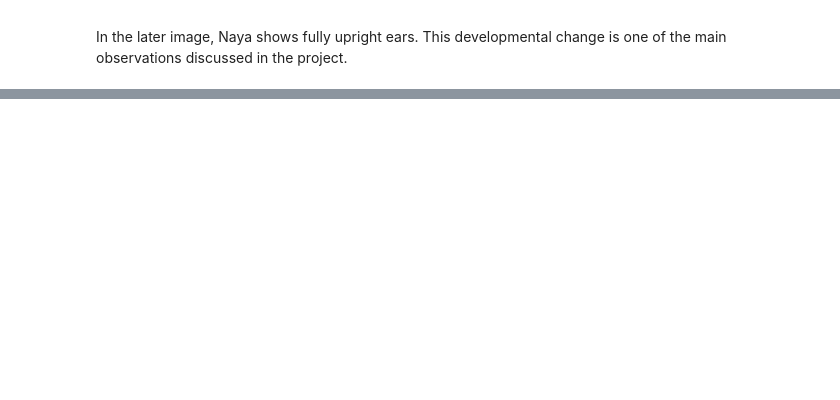
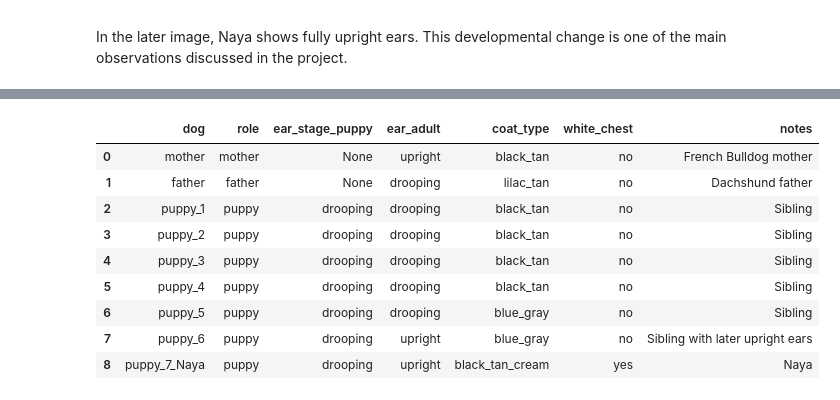
Before and after one commit to Vkp26/Phenotype_traits, a Jupyter notebook: Mydog_phenotype_traits.ipynb, the cells around one changed output, grey strips where cells are left out. Saved outputs shown, nothing was run; the diff lists cells and outputs as text; code cells hidden in the pictures; blank space fills up the shorter version.

Commit message:
Add files via upload
Adding observational dataset and created trait tables (pd imported)

```diff
--- a/Mydog_phenotype_traits.ipynb
+++ b/Mydog_phenotype_traits.ipynb
@@ -63,0 +81,26 @@ In the later image, Naya shows fully upright ears. This developmental change is
+# %%
+dogs = pd.DataFrame([
+    {"dog": "mother", "role": "mother", "ear_stage_puppy": None, "ear_adult": "upright", "coat_type": "black_tan", "white_chest": "no", "notes": "French Bulldog mother"},
+    {"dog": "father", "role": "father", "ear_stage_puppy": None, "ear_adult": "drooping", "coat_type": "lilac_tan", "white_chest": "no", "notes": "Dachshund father"},
+
+    {"dog": "puppy_1", "role": "puppy", "ear_stage_puppy": "drooping", "ear_adult": "drooping", "coat_type": "black_tan", "white_chest": "no", "notes": "Sibling"},
+    {"dog": "puppy_2", "role": "puppy", "ear_stage_puppy": "drooping", "ear_adult": "drooping", "coat_type": "black_tan", "white_chest": "no", "notes": "Sibling"},
+    {"dog": "puppy_3", "role": "puppy", "ear_stage_puppy": "drooping", "ear_adult": "drooping", "coat_type": "black_tan", "white_chest": "no", "notes": "Sibling"},
+    {"dog": "puppy_4", "role": "puppy", "ear_stage_puppy": "drooping", "ear_adult": "drooping", "coat_type": "black_tan", "white_chest": "no", "notes": "Sibling"},
+    {"dog": "puppy_5", "role": "puppy", "ear_stage_puppy": "drooping", "ear_adult": "drooping", "coat_type": "blue_gray", "white_chest": "no", "notes": "Sibling"},
+    {"dog": "puppy_6", "role": "puppy", "ear_stage_puppy": "drooping", "ear_adult": "upright", "coat_type": "blue_gray", "white_chest": "no", "notes": "Sibling with later upright ears"},
+    {"dog": "puppy_7_Naya", "role": "puppy", "ear_stage_puppy": "drooping", "ear_adult": "upright", "coat_type": "black_tan_cream", "white_chest": "yes", "notes": "Naya"}
+])
+
+dogs
+# %% [output]
+|  | dog | role | ear_stage_puppy | ear_adult | coat_type | white_chest | notes |
+| 0 | mother | mother | None | upright | black_tan | no | French Bulldog mother |
+| 1 | father | father | None | drooping | lilac_tan | no | Dachshund father |
+| 2 | puppy_1 | puppy | drooping | drooping | black_tan | no | Sibling |
+| 3 | puppy_2 | puppy | drooping | drooping | black_tan | no | Sibling |
+| 4 | puppy_3 | puppy | drooping | drooping | black_tan | no | Sibling |
+| 5 | puppy_4 | puppy | drooping | drooping | black_tan | no | Sibling |
+| 6 | puppy_5 | puppy | drooping | drooping | blue_gray | no | Sibling |
+| 7 | puppy_6 | puppy | drooping | upright | blue_gray | no | Sibling with later upright ears |
+| 8 | puppy_7_Naya | puppy | drooping | upright | black_tan_cream | yes | Naya |
```
Also changed, not shown: parts of 2 cells of this notebook.
